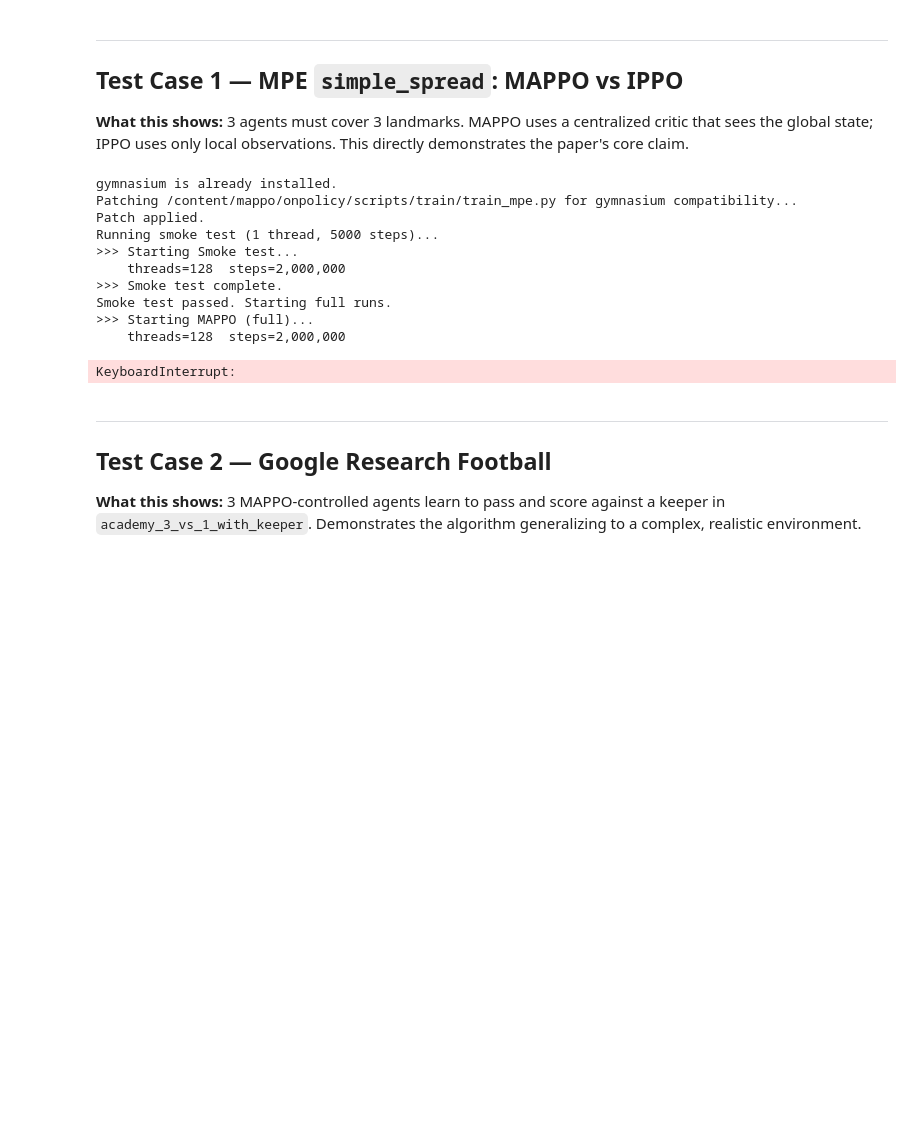
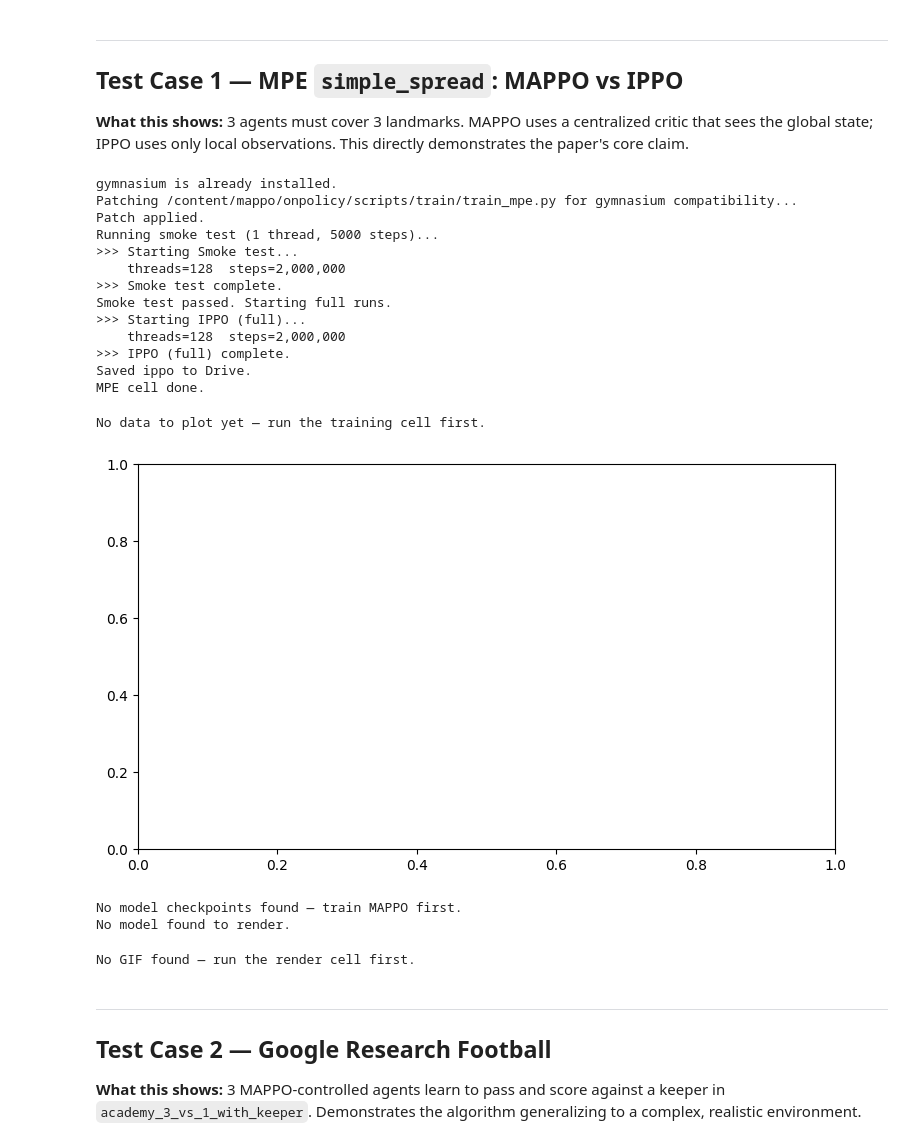
Before and after one commit to keckster00/mappo, a Jupyter notebook: mappo_demo.ipynb, the cells around one changed output. Saved outputs shown, nothing was run; the diff lists cells and outputs as text; code cells hidden in the pictures; blank space fills up the shorter version.

Commit message:
Mappo and Ippo run for mpe but the plot cell doesn't

```diff
--- a/mappo_demo.ipynb
+++ b/mappo_demo.ipynb
@@ -488,9 +477,9 @@ if not DEMO_MODE:
     print('Smoke test passed. Starting full runs.')
 
     # Full MAPPO run
-    run_training(MPE_TRAIN_SCRIPT,
-                 COMMON_MPE_ARGS + ['--algorithm_name', 'rmappo'],
-                 'MAPPO (full)')
+    #run_training(MPE_TRAIN_SCRIPT,
+    #             COMMON_MPE_ARGS + ['--algorithm_name', 'rmappo'],
+    #             'MAPPO (full)')
 
     # Full IPPO run
     run_training(MPE_TRAIN_SCRIPT,
@@ -529,9 +518,11 @@ Running smoke test (1 thread, 5000 steps)...
     threads=128  steps=2,000,000
 >>> Smoke test complete.
 Smoke test passed. Starting full runs.
->>> Starting MAPPO (full)...
+>>> Starting IPPO (full)...
     threads=128  steps=2,000,000
+>>> IPPO (full) complete.
+Saved ippo to Drive.
+MPE cell done.
-KeyboardInterrupt:
 # %%
 # Plot MAPPO vs IPPO training curves
 import glob
@@ -561,34 +552,37 @@ algo_labels = {
 found_any = False
 for algo, (label, color) in algo_labels.items():
     # Find the latest run folder
-    pattern = f'{RESULTS_BASE}/MPE/simple_spread/{algo}/demo/run*/logs'
+    pattern = f'{DRIVE_RESULTS}/MPE_simple_spread_{algo}/run1/logs'
     log_dirs = sorted(glob.glob(pattern))
     if not log_dirs:
         print(f'No logs found for {algo} at: {pattern}')
         continue
     log_dir = log_dirs[-1]  # most recent run
     steps, values = load_tb_scalar(log_dir, 'average_episode_rewards')
     if steps:
         ax.plot(steps, values, label=label, color=color, linewidth=2)
         found_any = True
         print(f'{algo}: {len(steps)} data points, final reward = {values[-1]:.3f}')
 
 if found_any:
     ax.set_xlabel('Environment Steps', fontsize=12)
     ax.set_ylabel('Average Episode Reward', fontsize=12)
     ax.set_title('MAPPO vs IPPO — MPE simple_spread (3 agents)', fontsize=14, fontweight='bold')
     ax.xaxis.set_major_formatter(mticker.FuncFormatter(lambda x, _: f'{x/1e6:.1f}M'))
     ax.legend(fontsize=11)
     ax.grid(True, alpha=0.3)
     plt.tight_layout()
 
     # Save figure
     fig_path = f'{DRIVE_RESULTS}/tc1_mappo_vs_ippo.png'
     plt.savefig(fig_path, dpi=150, bbox_inches='tight')
     print(f'Figure saved to {fig_path}')
     plt.show()
 else:
     print('No data to plot yet — run the training cell first.')
+# %% [output]
+No data to plot yet — run the training cell first.
+[figure, added]
 # %%
 # Render trained MAPPO agents and save a GIF
 import glob
@@ -640,6 +634,9 @@ if model_dirs:
         print('Render failed.')
 else:
     print('No model found to render.')
+# %% [output]
+No model checkpoints found — train MAPPO first.
+No model found to render.
 # %%
 # Display MPE GIF inline
 import glob
@@ -656,6 +653,8 @@ if gif_path:
     ipy_display(Image(filename=gif_path))
 else:
     print('No GIF found — run the render cell first.')
+# %% [output]
+No GIF found — run the render cell first.
 # %% [markdown]
 ---
 ## Test Case 2 — Google Research Football
```
Also changed, not shown: parts of 2 cells of this notebook.
